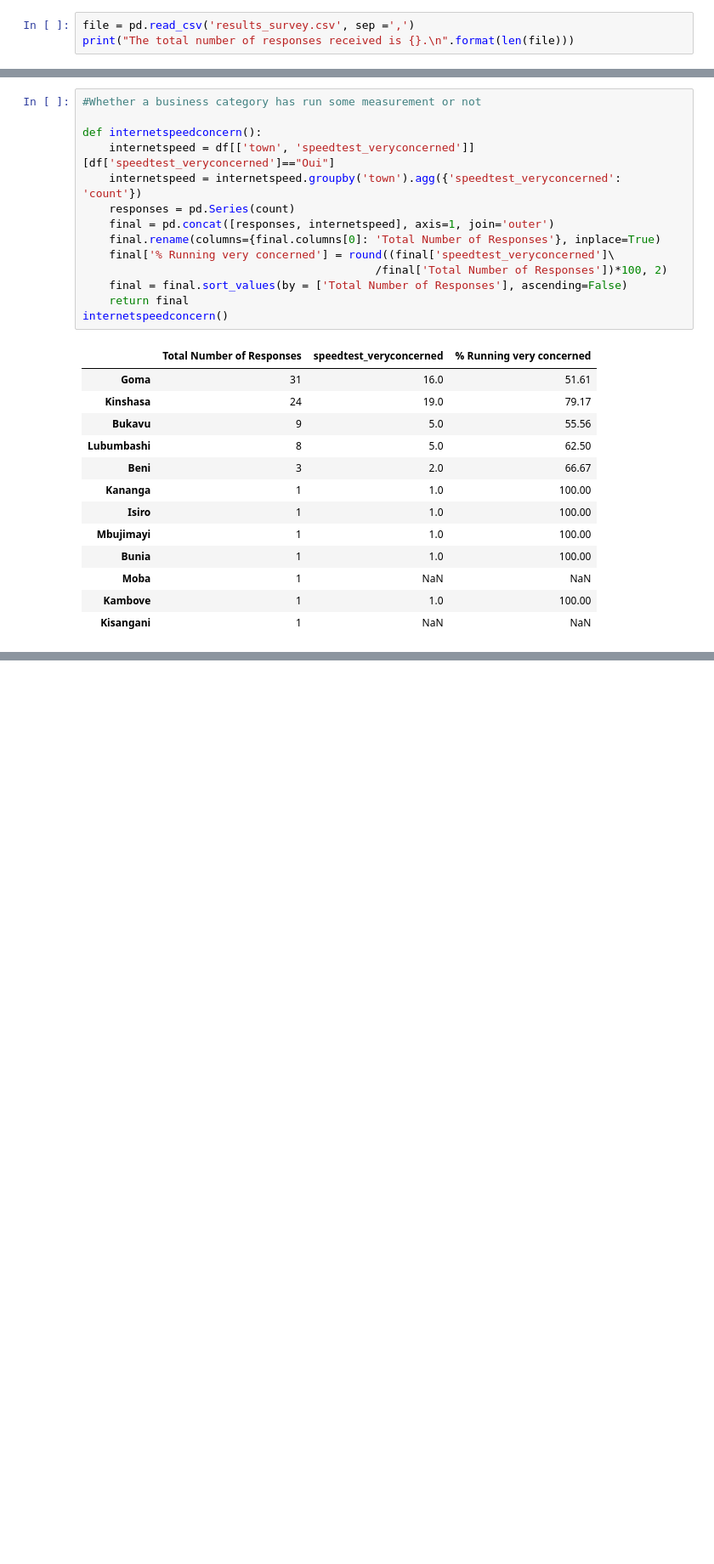
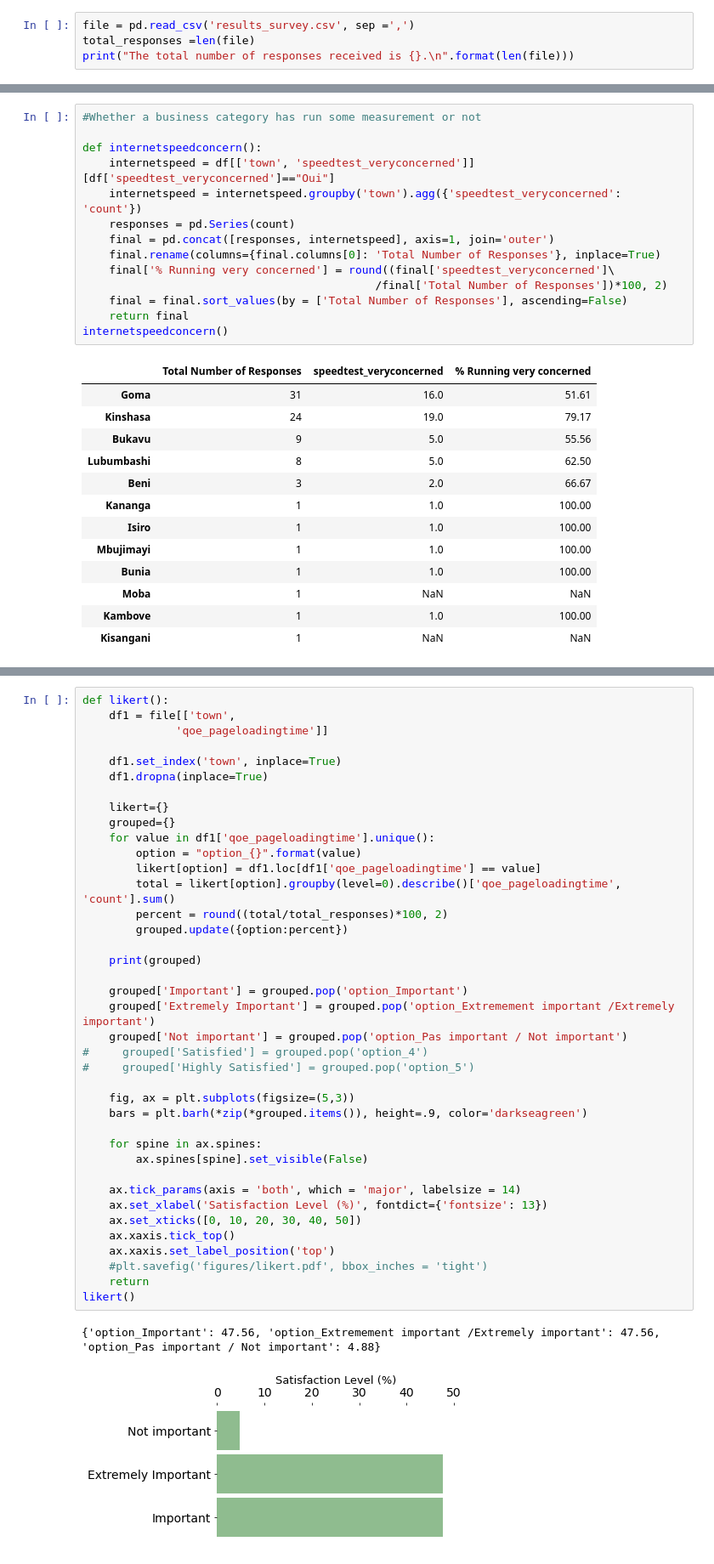
Before and after one commit to monsieurpapa/DRCInternet, a Jupyter notebook: survey_analysis.ipynb, the cells around one changed output, grey strips where cells are left out. Shown at 85% size. Drawn from its saved outputs; the diff is of its cells as text; blank space fills up the shorter version.

```diff
--- a/survey_analysis.ipynb
+++ b/survey_analysis.ipynb
@@ -7,6 +7,7 @@ import matplotlib.patches as mpatches
 import warnings; warnings.simplefilter('ignore')
 # %%
 file = pd.read_csv('results_survey.csv', sep =',')
+total_responses =len(file)
 print("The total number of responses received is {}.\n".format(len(file)))
 # %% [output]
 The total number of responses received is 82.
@@ -299,0 +422,42 @@ internetspeedconcern()
+# %%
+def likert():
+    df1 = file[['town',
+              'qoe_pageloadingtime']]
+
+    df1.set_index('town', inplace=True)
+    df1.dropna(inplace=True)
+
+    likert={}
+    grouped={}
+    for value in df1['qoe_pageloadingtime'].unique():
+        option = "option_{}".format(value)
+        likert[option] = df1.loc[df1['qoe_pageloadingtime'] == value]
+        total = likert[option].groupby(level=0).describe()['qoe_pageloadingtime', 'count'].sum()
+        percent = round((total/total_responses)*100, 2)
+        grouped.update({option:percent})
+
+    print(grouped)
+
+    grouped['Important'] = grouped.pop('option_Important')
+    grouped['Extremely Important'] = grouped.pop('option_Extremement important /Extremely important')
+    grouped['Not important'] = grouped.pop('option_Pas important / Not important')
+#     grouped['Satisfied'] = grouped.pop('option_4')
+#     grouped['Highly Satisfied'] = grouped.pop('option_5')
+
+    fig, ax = plt.subplots(figsize=(5,3))
+    bars = plt.barh(*zip(*grouped.items()), height=.9, color='darkseagreen')
+
+    for spine in ax.spines:
+        ax.spines[spine].set_visible(False)
+
+    ax.tick_params(axis = 'both', which = 'major', labelsize = 14)
+    ax.set_xlabel('Satisfaction Level (%)', fontdict={'fontsize': 13})
+    ax.set_xticks([0, 10, 20, 30, 40, 50])
+    ax.xaxis.tick_top()
+    ax.xaxis.set_label_position('top')
+    #plt.savefig('figures/likert.pdf', bbox_inches = 'tight')
+    return
+likert()
+# %% [output]
+{'option_Important': 47.56, 'option_Extremement important /Extremely important': 47.56, 'option_Pas important / Not important': 4.88}
+[figure, added]
```
Also changed, not shown: parts of 7 cells of this notebook.
